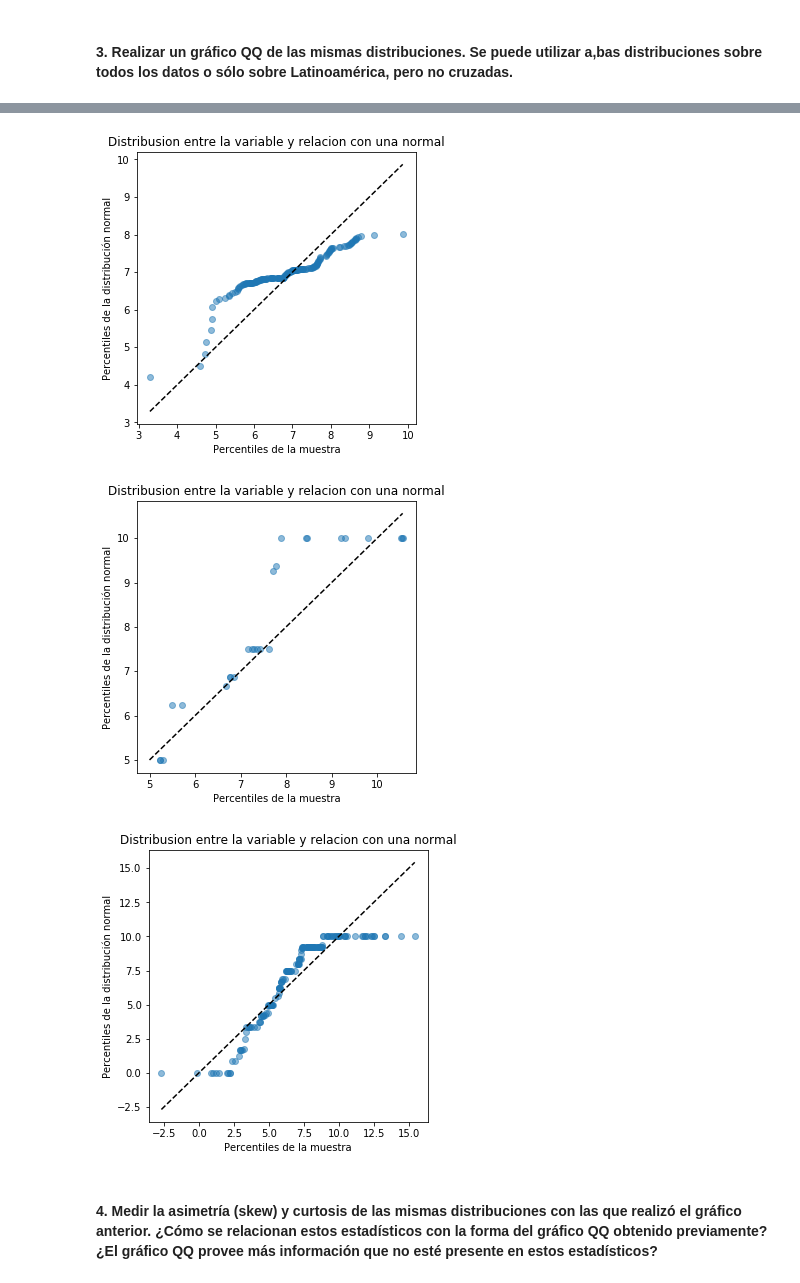
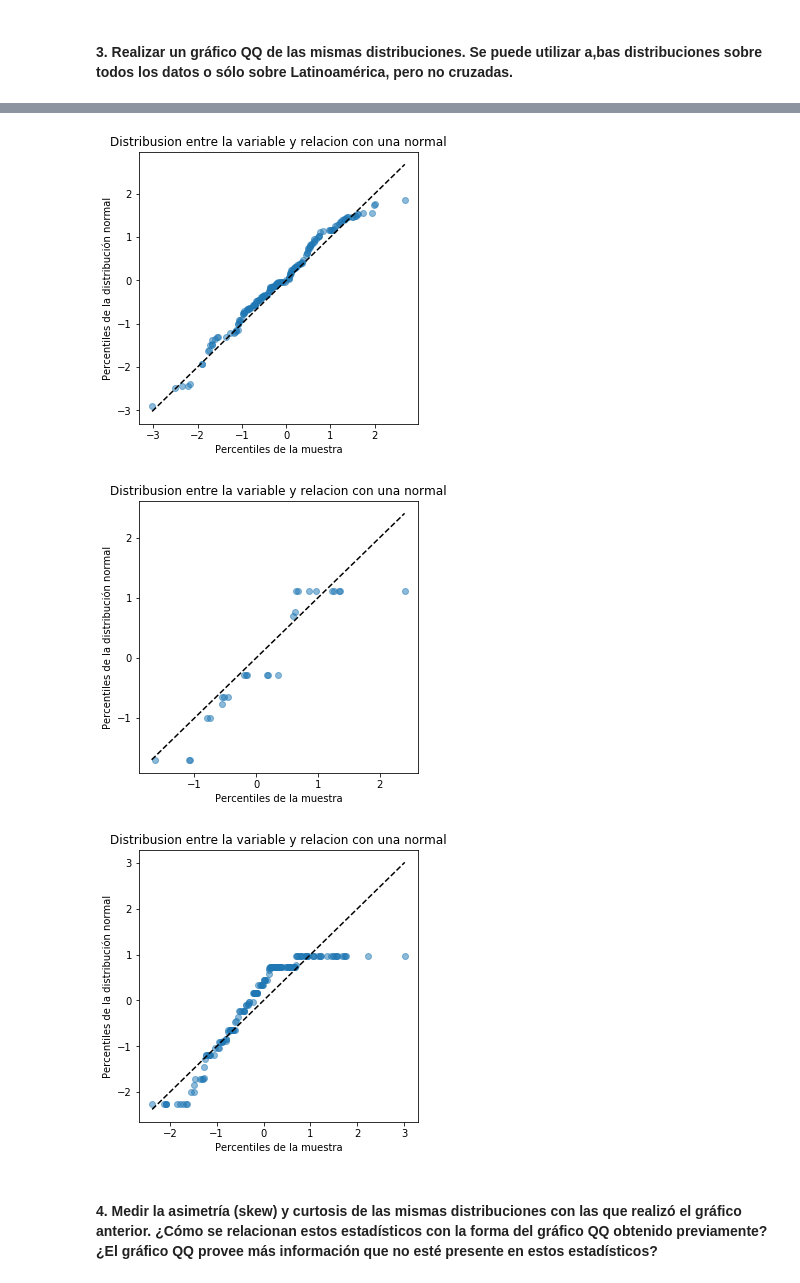
Before and after one commit to manquius/diplodatos_ayv, a Jupyter notebook: 02_practico_I.ipynb, the cells around one changed output, grey strips where cells are left out. Saved outputs shown, nothing was run; the diff lists cells and outputs as text; code cells hidden in the pictures.

```diff
--- a/02_practico_I.ipynb
+++ b/02_practico_I.ipynb
@@ -450,10 +481,13 @@ def test_hipotesis(D, p, alpha, label):
 
     return validate
 #estandarizar nuestras distribuciones
-alpha=0.05
+alpha=1e-3
 
 hf_score_latam = dataset_latam_2016['hf_score']
 hf_score_world = dataset_2016['hf_score']
 pf_identity_latam = dataset_latam_2016['pf_identity']
 pf_identity_world = dataset_2016['pf_identity']
+
+def standarization(dataset):
+    return (dataset - dataset.mean()) / dataset.std()
 # %%
@@ -494,7 +528,9 @@ Hipotesis nula NO puede ser rechazada
 # %%
-D, p = stats.kstest(stats.zscore(pf_identity_world),'norm')
+pf_identity_world_standar = standarization(pf_identity_world)
+D, p = stats.kstest(pf_identity_world_standar, 'norm')
 test_hipotesis(D, p, alpha, 'pf_identity_world')
-print(pf_identity_world.mean(),pf_identity_world.std())
+print(D,p)
+print(pf_identity_world_standar.mean(),pf_identity_world_standar.std())
 # %% [output]
 Para pf_identity_world:
 Hipotesis nula puede ser rechazada
@@ -536,21 +571,21 @@ qqplot(let_normal, hf_score_latam)
 # %%
 plt.figure(figsize=(5,5))
-let_normal = normal_with_same_params(hf_score_world)
-qqplot(let_normal, hf_score_latam)
+let_normal = normal_with_same_params(hf_score_world_estandar)
+qqplot(let_normal, hf_score_world_estandar)
 # %% [output]
-[figure, old version]
+[figure, new version]
 # %%
 plt.figure(figsize=(5,5))
-let_normal = normal_with_same_params(pf_identity_latam)
-qqplot(let_normal, pf_identity_latam)
+let_normal = normal_with_same_params(pf_identity_latam_standar)
+qqplot(let_normal, pf_identity_latam_standar)
 # %% [output]
-[figure, old version]
+[figure, new version]
 # %%
 plt.figure(figsize=(5,5))
-let_normal = normal_with_same_params(pf_identity_world)
-qqplot(let_normal, pf_identity_world)
+let_normal = normal_with_same_params(pf_identity_world_standar)
+qqplot(let_normal, pf_identity_world_standar)
 # %% [output]
-[figure, old version]
+[figure, new version]
 # %% [markdown]
 #### 4. Medir la asimetría (skew) y curtosis de las mismas distribuciones con las que realizó el gráfico anterior. ¿Cómo se relacionan estos estadísticos con la forma del gráfico QQ obtenido previamente? ¿El gráfico QQ provee más información que no esté presente en estos estadísticos?
 # %% [markdown]
```
Also changed, not shown: parts of 22 cells of this notebook.
